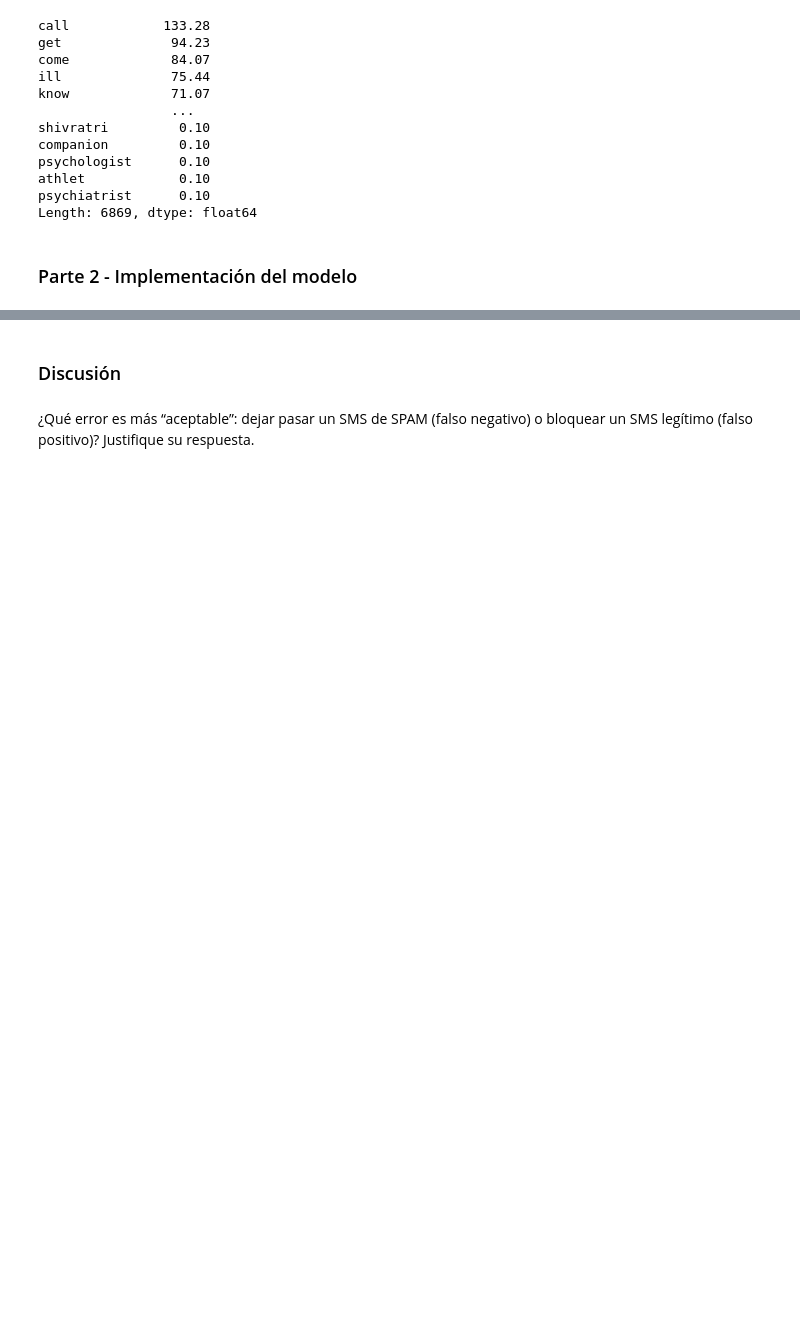
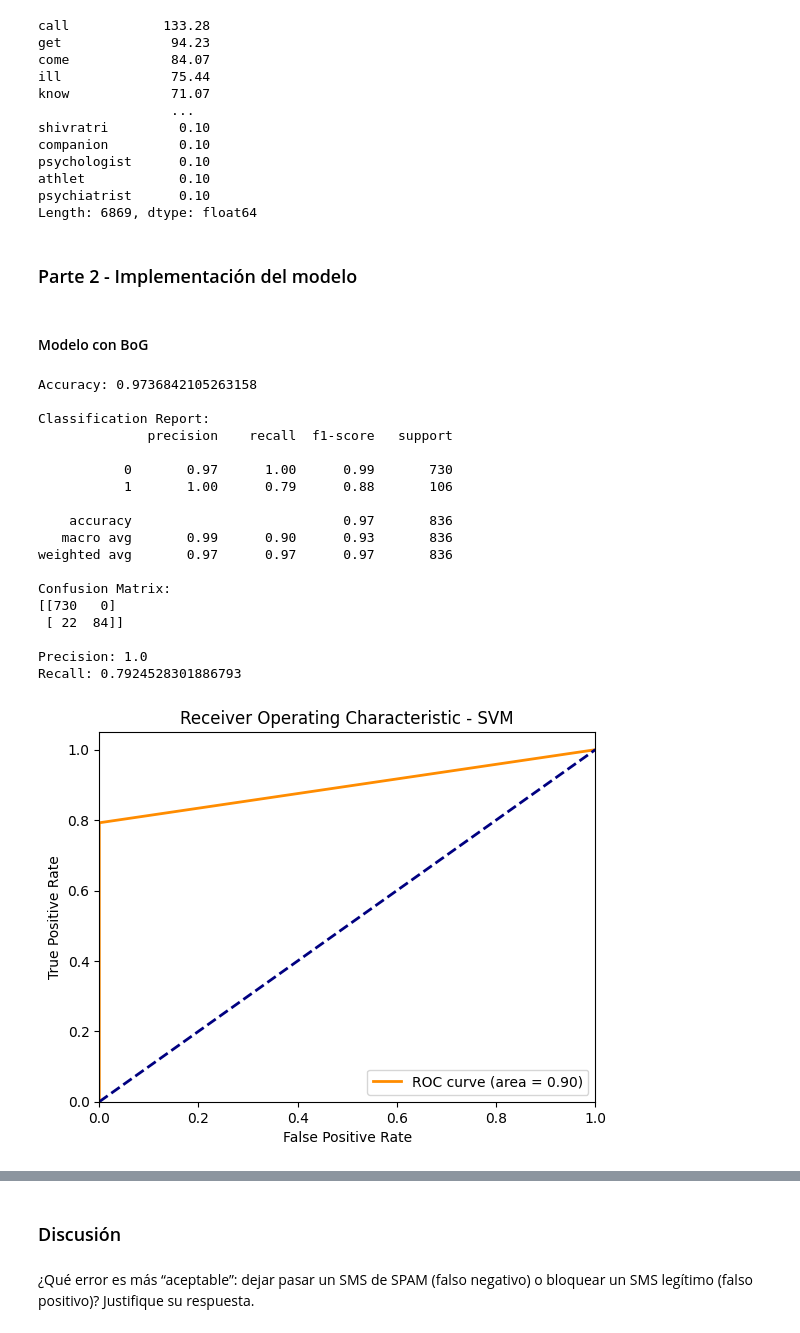
Before and after one commit to andresdlRoca/Lab2_SecurityDS, a Jupyter notebook: lab2.ipynb, the cells around one changed output, grey strips where cells are left out. Cells and saved outputs as stored; diff of their text form; code cells hidden in the pictures; blank space fills up the shorter version.

Commit message:
Modeling with SVC

```diff
--- a/lab2.ipynb
+++ b/lab2.ipynb
@@ -394,3 +389,68 @@ psychiatrist      0.10
 Length: 6869, dtype: float64
 # %% [markdown]
 ### Parte 2 - Implementación del modelo
+# %% [markdown]
+#### Modelo con BoG
+# %%
+X = BoG_df # Caracteristicas
+y = df['label'] # Variable objetivo
+
+X_train_plus_val, X_test, y_train_plus_val, y_test = train_test_split(X, y, test_size=0.3, random_state=42)
+X_train, X_val, y_train, y_val = train_test_split(X_train_plus_val, y_train_plus_val, test_size=0.214285714, random_state=42)
+
+# Se implementa un SVM debido a la cantidad de datos y tipo de procesamiento.
+svm_model = SVC(kernel='linear', random_state=42)
+svm_model.fit(X_train, y_train)
+y_pred_svm = svm_model.predict(X_val)
+
+# Evaluamos el modelo
+print("Accuracy:", accuracy_score(y_val, y_pred_svm))
+print("\nClassification Report:")
+print(classification_report(y_val, y_pred_svm))
+
+# Matriz de confusión
+conf_matrix_svm = confusion_matrix(y_val, y_pred_svm)
+print("Confusion Matrix:")
+print(conf_matrix_svm)
+
+# Precision y Recall
+precision_svm = conf_matrix_svm[1, 1] / (conf_matrix_svm[1, 1] + conf_matrix_svm[0, 1])
+recall_svm = conf_matrix_svm[1, 1] / (conf_matrix_svm[1, 1] + conf_matrix_svm[1, 0])
+print("\nPrecision:", precision_svm)
+print("Recall:", recall_svm)
+
+# Curva ROC y AUC
+fpr_svm, tpr_svm, thresholds_svm = roc_curve(y_val, y_pred_svm)
+roc_auc_svm = auc(fpr_svm, tpr_svm)
+
+plt.figure()
+lw = 2
+plt.plot(fpr_svm, tpr_svm, color='darkorange', lw=lw, label='ROC curve (area = %0.2f)' % roc_auc_svm)
+plt.plot([0, 1], [0, 1], color='navy', lw=lw, linestyle='--')
+plt.xlim([0.0, 1.0])
+plt.ylim([0.0, 1.05])
+plt.xlabel('False Positive Rate')
+plt.ylabel('True Positive Rate')
+plt.title('Receiver Operating Characteristic - SVM')
+plt.legend(loc="lower right")
+plt.show()
+# %% [output]
+Accuracy: 0.9736842105263158
+
+Classification Report:
+              precision    recall  f1-score   support
+
+           0       0.97      1.00      0.99       730
+           1       1.00      0.79      0.88       106
+
+    accuracy                           0.97       836
+   macro avg       0.99      0.90      0.93       836
+weighted avg       0.97      0.97      0.97       836
+
+Confusion Matrix:
+[[730   0]
+ [ 22  84]]
+
+Precision: 1.0
+Recall: 0.7924528301886793
+[figure, added]
```
Also changed, not shown: parts of 14 cells of this notebook.
